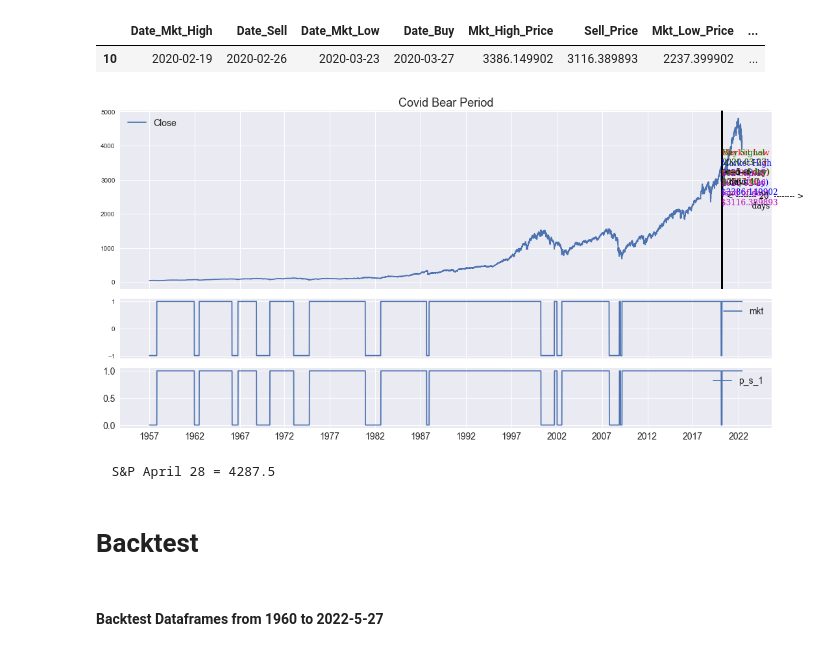
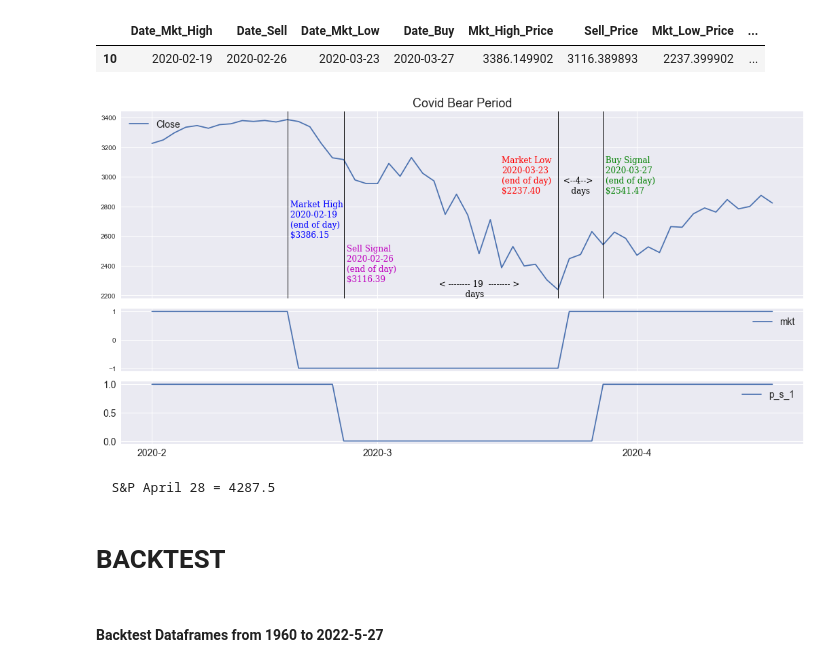
Before and after one commit to Aljgutier/Pyquant, a Jupyter notebook: SP500_MktCycle_ML_2.ipynb, the cells around one changed output. Cells and saved outputs as stored; diff of their text form; code cells hidden in the pictures.

```diff
--- a/SP500_MktCycle_ML_2.ipynb
+++ b/SP500_MktCycle_ML_2.ipynb
@@ -1023,0 +928,5 @@ dfa3
+# %%
+%run fmtransforms
+
+dfa = market_anticipation(dfxyp, verbose=False)
+dfa.head()
@@ -1036,8 +952,9 @@ df_mcycle
 
 ## select the market cycle high date
 dmcycle = dt.datetime(2020,2,19)
-df_mcycle = dfa3[dfa3['Date_Mkt_High']==dmcycle]
+df_mcycle = dfa[dfa['Date_Mkt_High']==dmcycle]
 s = dt.datetime(2020,2,1)
+e = dt.datetime(2020,4,20)
 
 ### the rest is automatic
 d1=df_mcycle['Date_Mkt_High'].values[0]
@@ -1052,42 +969,42 @@ p2=df_mcycle['Sell_Price'].values[0]
 
 
 d3=df_mcycle['Date_Mkt_Low'].values[0]
 d3=pd.to_datetime(d3)
 d3.strftime("%Y-%m-%d")
 p3=df_mcycle['Mkt_Low_Price'].values[0]
 
 d4=df_mcycle['Date_Buy'].values[0]
 d4=pd.to_datetime(d4)
 d4.strftime("%Y-%m-%d")
 p4=df_mcycle['Buy_Price'].values[0]
 
-anticipation=df_mcycle['Anticipation_Low'].values[0]
-reaction=df_mcycle['Reaction_LowHigh'].values[0]
+anticipation_sell=df_mcycle['Anticipation_Sell'].values[0]
+anticipation_buy=df_mcycle['Anticipation_Buy'].values[0]
 
 
 vlines=[(d1,d2,d3,d4),'','','']
 
-covid_bear_annotations = [ [(dt.datetime(2020,2,20),2600,f'Market High\n{d1.strftime("%Y-%m-%d")}\n(end of day)\n${p1}','b',12) ,
-                            (dt.datetime(2020,2,28),2300,f'Sell Signal\n{d2.strftime("%Y-%m-%d")}\n(end of day)\n${p2}','m',12),
+covid_bear_annotations = [ [(d1,2600,f' Market High\n {d1.strftime("%Y-%m-%d")}\n (end of day)\n ${p1:.2f}','b',12) ,
+                            (d2,2300,f' Sell Signal\n {d2.strftime("%Y-%m-%d")}\n (end of day)\n ${p2:.2f}','m',12),
                             (dt.datetime(2020,3,15),2900,f'Market Low\n{d3.strftime("%Y-%m-%d")}\n(end of day)\n${p3:.2f}','r',12),
-                            (dt.datetime(2020,3,27),2900,f'Buy Signal\n{d4.strftime("%Y-%m-%d")}\n(end of day)\n${p4:.2f}','g',12),
-                            (dt.datetime(2020,3,6),2200,f'  < -------- {anticipation}  -------- >\n            days','k',12),
-                            (dt.datetime(2020,3,23),2900,f' <--{reaction}-->\n   days','k',12),
+                            (d4,2900,f' Buy Signal\n {d4.strftime("%Y-%m-%d")}\n (end of day)\n ${p4:.2f}','g',12),
+                            (dt.datetime(2020,3,6),2200,f'  < -------- {anticipation_sell}  -------- >\n            days','k',12),
+                            (d3,2900,f'  <--{anticipation_buy}-->\n     days','k',12),
                             ]
                             ,'','',''  ]
 #covid_bear_annotations = ['' ,'','','']
 
 #annotations = covid_bear_annotations,
 #covid_bear_annotations=(dt.datetime(1951,1,1),2.8,'1953-54\nPost\nKorean\nWar\nRecession','k')
 
-fmplot(dfxyp[],['Close','mkt','p_s_1'], plottypes =['line','line','line'],
+fmplot(dfxyp.loc[s:e],['Close','mkt','p_s_1'], plottypes =['line','line','line'],
        startdate=s, enddate=e, sharex=True, llocs=['upper left', 'upper right','upper right'],
        titles = ['Covid Bear Period','',''], title_fontsize=18,
        figsize=(18,9),ytick_labelsize=14, xtick_labelsize=14,
        vlines = vlines, annotations = covid_bear_annotations,
        legend_fontsize=14, height_ratios=(3,1,1))
 # %% [output]
-[figure, old version]
+[figure, new version]
 # %%
 
 s = dt.datetime(2022,4,27)
@@ -1097,7 +1014,7 @@ print(f'  S&P April 28 = {mkt_4_28}')
 # %% [output]
   S&P April 28 = 4287.5
 # %% [markdown]
-# Backtest
+# BACKTEST
 # %% [markdown]
 #### Backtest Dataframes from 1960 to 2022-5-27
 # %%
```
Also changed, not shown: parts of 27 cells of this notebook, 2 other files.
